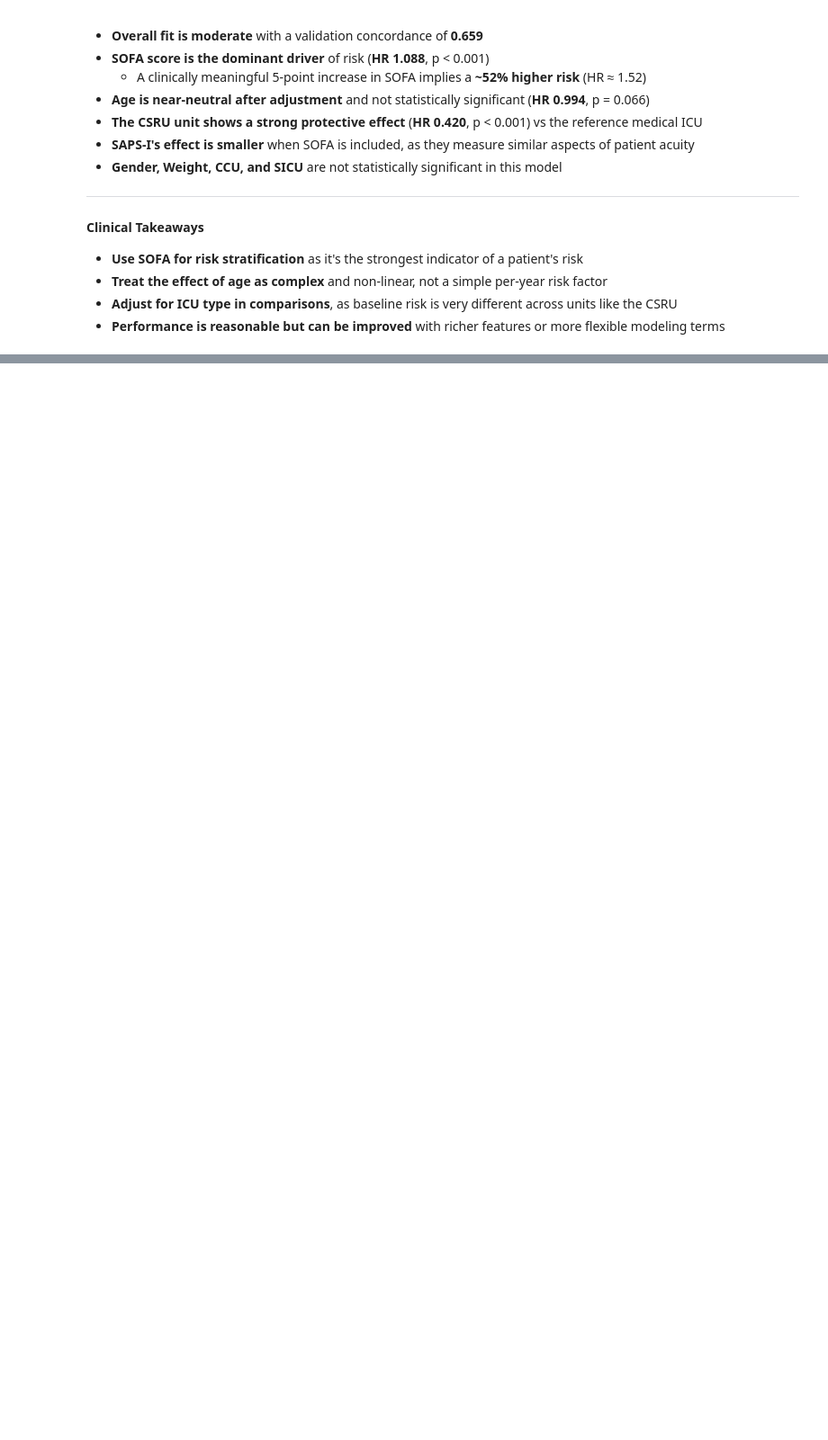
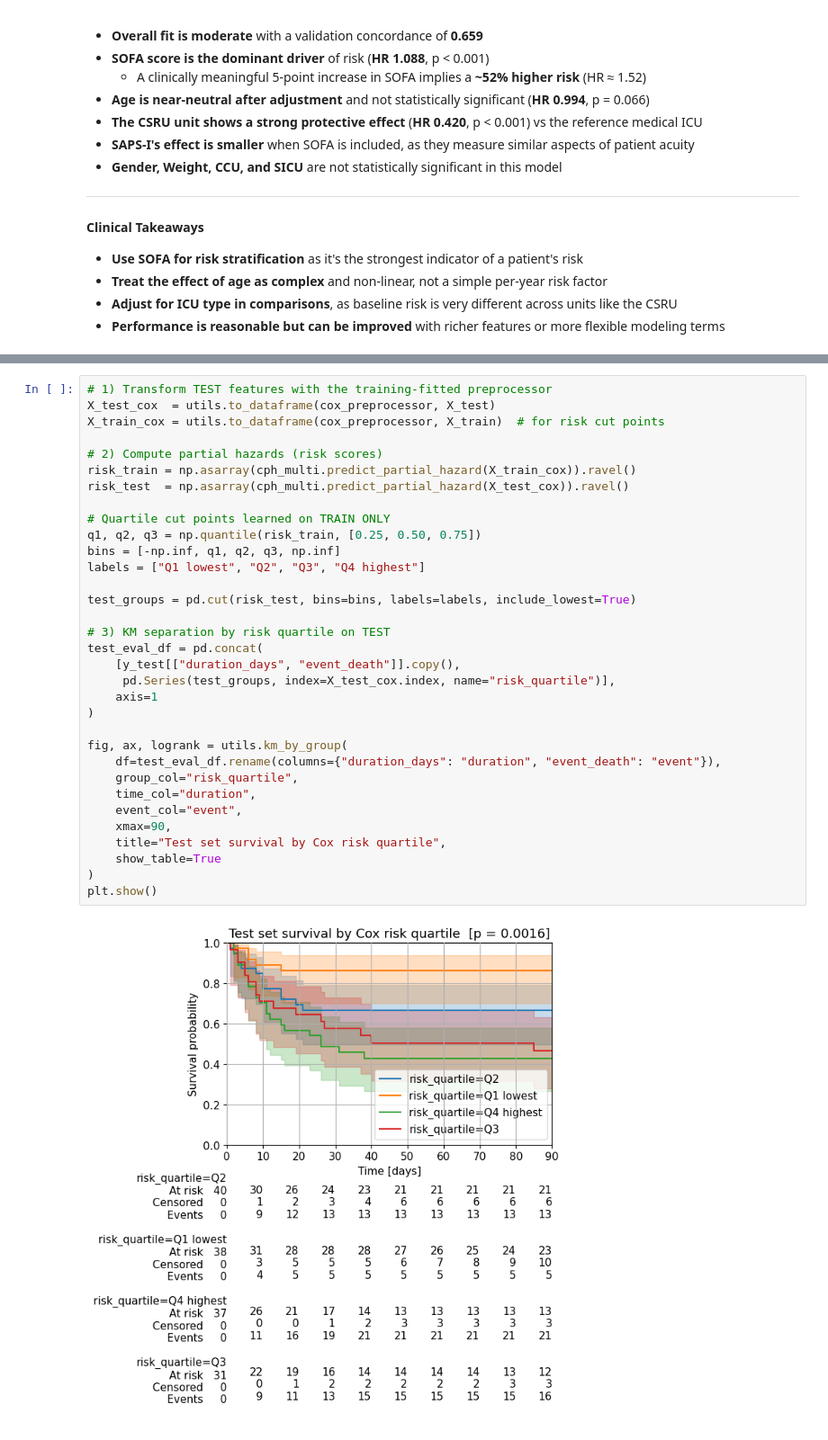
Before and after one commit to IE-ML-for-Healthcare/ICU_Survival_analysis, a Jupyter notebook: 02_ICU_Survival_analysis_CPH.ipynb, the cells around one changed output, grey strips where cells are left out. Shown at 90% size. Saved outputs shown, nothing was run; the diff lists cells and outputs as text; blank space fills up the shorter version.

```diff
--- a/02_ICU_Survival_analysis_CPH.ipynb
+++ b/02_ICU_Survival_analysis_CPH.ipynb
@@ -697,0 +746,35 @@ Based on these results, we can decide if we need to refine our model before movi
+# %%
+# 1) Transform TEST features with the training-fitted preprocessor
+X_test_cox  = utils.to_dataframe(cox_preprocessor, X_test)
+X_train_cox = utils.to_dataframe(cox_preprocessor, X_train)  # for risk cut points
+
+# 2) Compute partial hazards (risk scores)
+risk_train = np.asarray(cph_multi.predict_partial_hazard(X_train_cox)).ravel()
+risk_test  = np.asarray(cph_multi.predict_partial_hazard(X_test_cox)).ravel()
+
+# Quartile cut points learned on TRAIN ONLY
+q1, q2, q3 = np.quantile(risk_train, [0.25, 0.50, 0.75])
+bins = [-np.inf, q1, q2, q3, np.inf]
+labels = ["Q1 lowest", "Q2", "Q3", "Q4 highest"]
+
+test_groups = pd.cut(risk_test, bins=bins, labels=labels, include_lowest=True)
+
+# 3) KM separation by risk quartile on TEST
+test_eval_df = pd.concat(
+    [y_test[["duration_days", "event_death"]].copy(),
+     pd.Series(test_groups, index=X_test_cox.index, name="risk_quartile")],
+    axis=1
+)
+
+fig, ax, logrank = utils.km_by_group(
+    df=test_eval_df.rename(columns={"duration_days": "duration", "event_death": "event"}),
+    group_col="risk_quartile",
+    time_col="duration",
+    event_col="event",
+    xmax=90,
+    title="Test set survival by Cox risk quartile",
+    show_table=True
+)
+plt.show()
+# %% [output]
+[figure, added]
```
Also changed, not shown: parts of 10 cells of this notebook.
